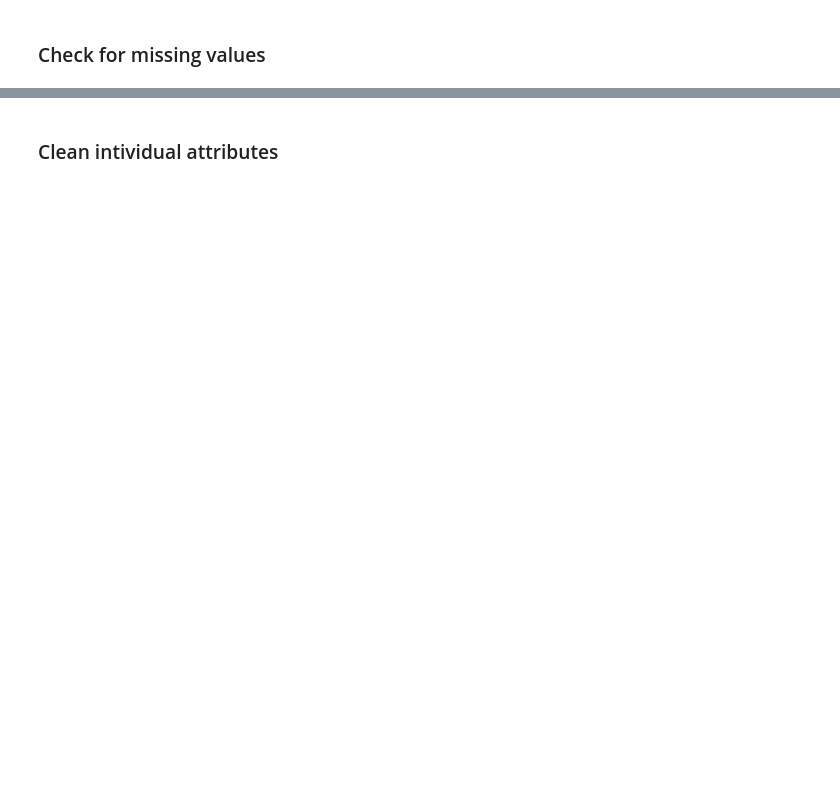
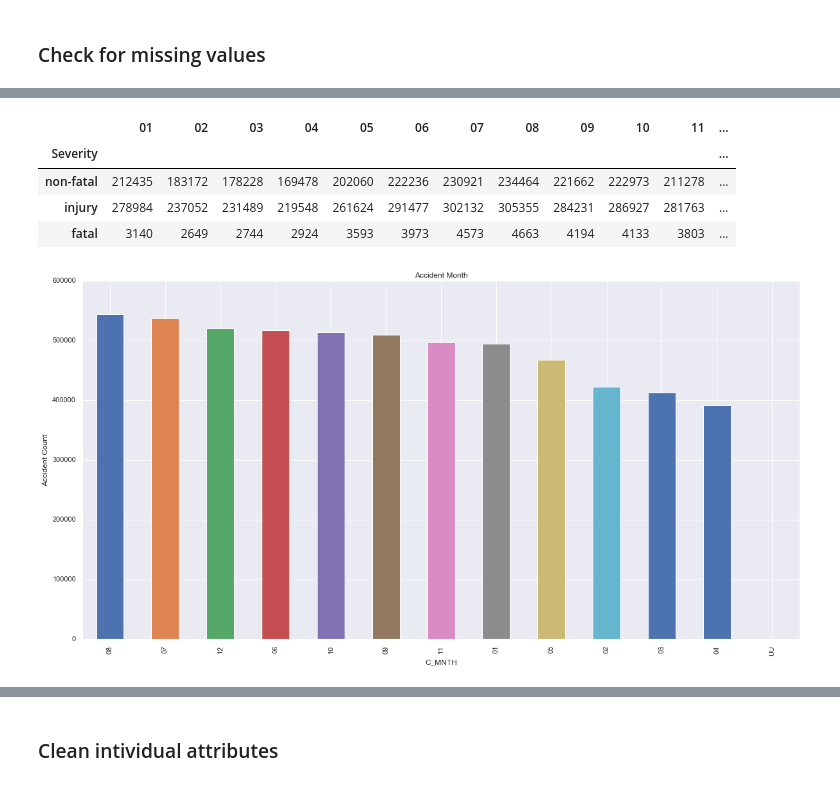
Before and after one commit to pgunabal/Capstone_CKME136_Winter_2018, a Jupyter notebook: CKME136_2018_dataprep.ipynb, the cells around one changed output, grey strips where cells are left out. Saved outputs shown, nothing was run; the diff lists cells and outputs as text; code cells hidden in the pictures; blank space fills up the shorter version.

```diff
--- a/CKME136_2018_dataprep.ipynb
+++ b/CKME136_2018_dataprep.ipynb
@@ -122,0 +165,11 @@ df['P_ISEV'].isin(['U', 'N', 'X' ]).sum()
+# %%
+# Accident Month
+plotSimpleHist(df['C_MNTH'], 'Accident Month', hight=10, width=20)
+by_severity_count(df, 'C_MNTH', 'P_ISEV')
+# %% [output]
+|  | 01 | 02 | 03 | 04 | 05 | 06 | 07 | 08 | 09 | 10 | 11 | ... |
+| Severity |  |  |  |  |  |  |  |  |  |  |  | ... |
+| non-fatal | 212435 | 183172 | 178228 | 169478 | 202060 | 222236 | 230921 | 234464 | 221662 | 222973 | 211278 | ... |
+| injury | 278984 | 237052 | 231489 | 219548 | 261624 | 291477 | 302132 | 305355 | 284231 | 286927 | 281763 | ... |
+| fatal | 3140 | 2649 | 2744 | 2924 | 3593 | 3973 | 4573 | 4663 | 4194 | 4133 | 3803 | ... |
+[figure, added]
```
Also changed, not shown: parts of 105 cells of this notebook, 1 other file.
